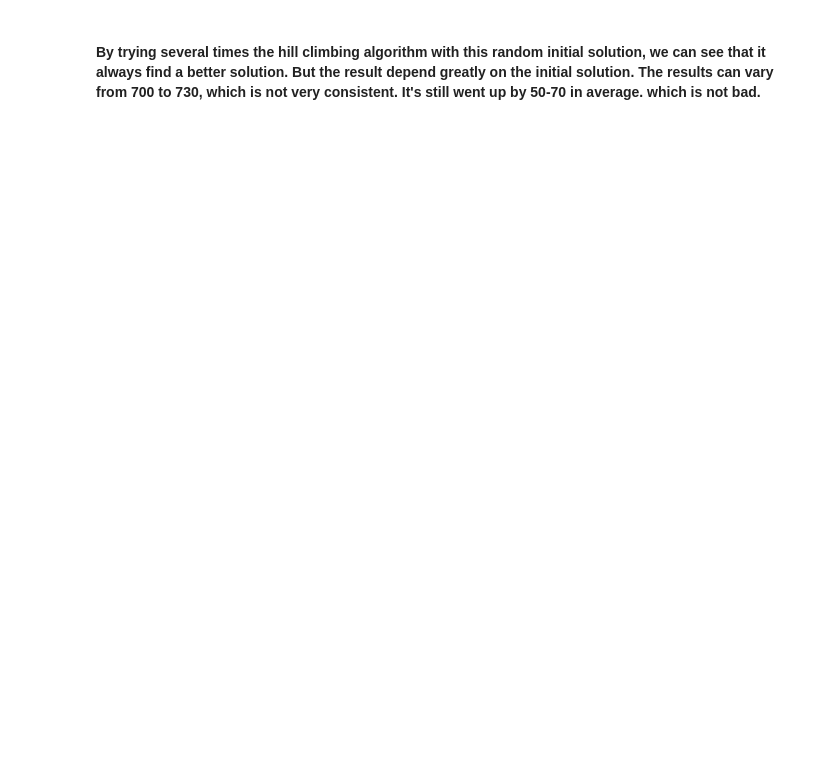
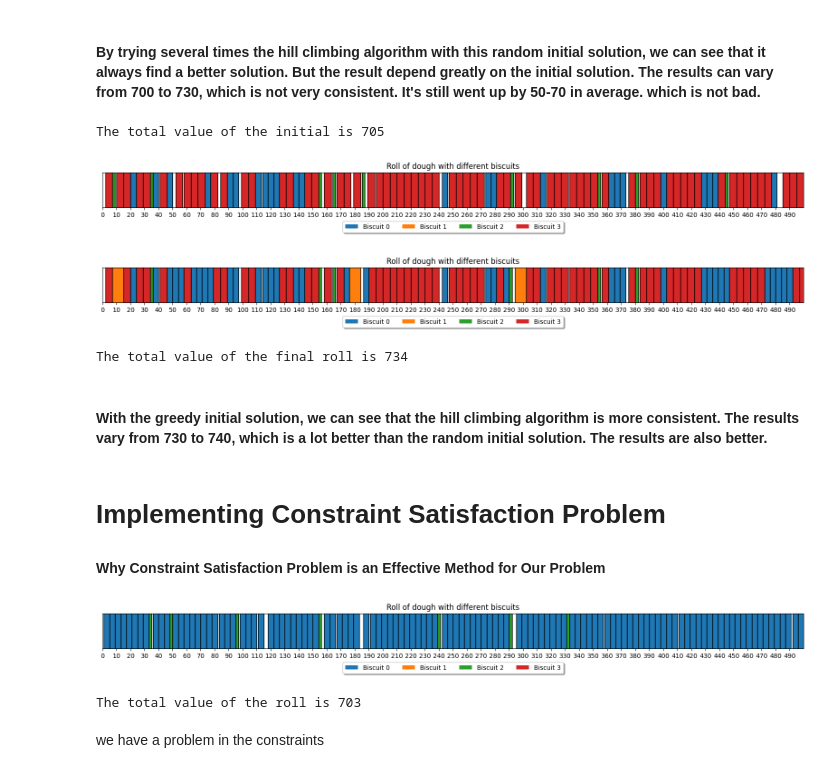
Before and after one commit to OceanSp/AI_Cookie, a Jupyter notebook: CookieFact.ipynb, the cells around one changed output. Drawn from its saved outputs; the diff is of its cells as text; code cells hidden in the pictures; blank space fills up the shorter version.

```diff
--- a/CookieFact.ipynb
+++ b/CookieFact.ipynb
@@ -574,2 +522,20 @@ The mean value of the rolls is 714.6
 # %% [markdown]
 #### By trying several times the hill climbing algorithm with this random initial solution, we can see that it always find a better solution. But the result depend greatly on the initial solution. The results can vary from 700 to 730, which is not very consistent. It's still went up by 50-70 in average. which is not bad.
+# %%
+roll_greedy = generate_initial_greedy_solution(biscuits)
+print(f'The total value of the initial is {roll_greedy.total_value()}')
+visualize_roll(roll_greedy)
+roll_hill_climbing = hill_climbing(roll_greedy)
+visualize_roll(roll_hill_climbing)
+print(f'The total value of the final roll is {roll_hill_climbing.total_value()}')
+# %% [output]
+The total value of the initial is 705
+[figure, added]
+[figure, added]
+The total value of the final roll is 734
+# %% [markdown]
+#### With the greedy initial solution, we can see that the hill climbing algorithm is more consistent. The results vary from 730 to 740, which is a lot better than the random initial solution. The results are also better.
+# %% [markdown]
+# Implementing Constraint Satisfaction Problem
+
+#### Why Constraint Satisfaction Problem is an Effective Method for Our Problem
@@ -575,0 +665,15 @@ The mean value of the rolls is 714.6
+# %%
+model = create_csp_model(biscuits, 500, defects)
+solver, status, solution = solve_csp(model)
+if status == cp_model.OPTIMAL:
+    assigned_biscuits = extract_solution(model, biscuits, 500)
+    roll_csp = Roll()
+    for assigned_biscuit in assigned_biscuits:
+        roll_csp.place_biscuit(assigned_biscuit[0], assigned_biscuit[1])
+    visualize_roll(roll_csp)
+    print(f'The total value of the roll is {roll_csp.total_value()}')
+# %% [output]
+[figure, added]
+The total value of the roll is 703
+# %% [markdown]
+we have a problem in the constraints
```
Also changed, not shown: parts of 12 cells of this notebook.
